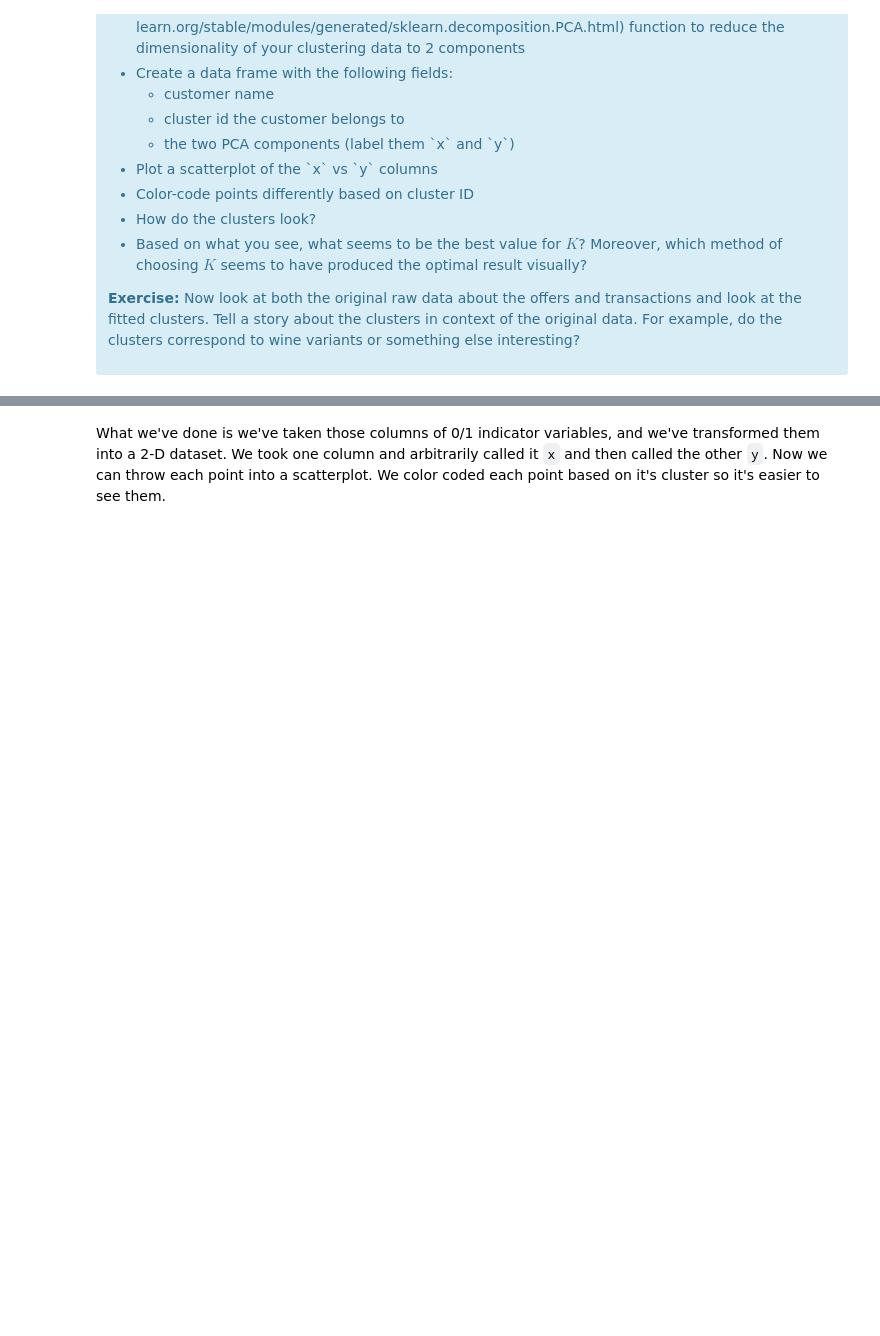
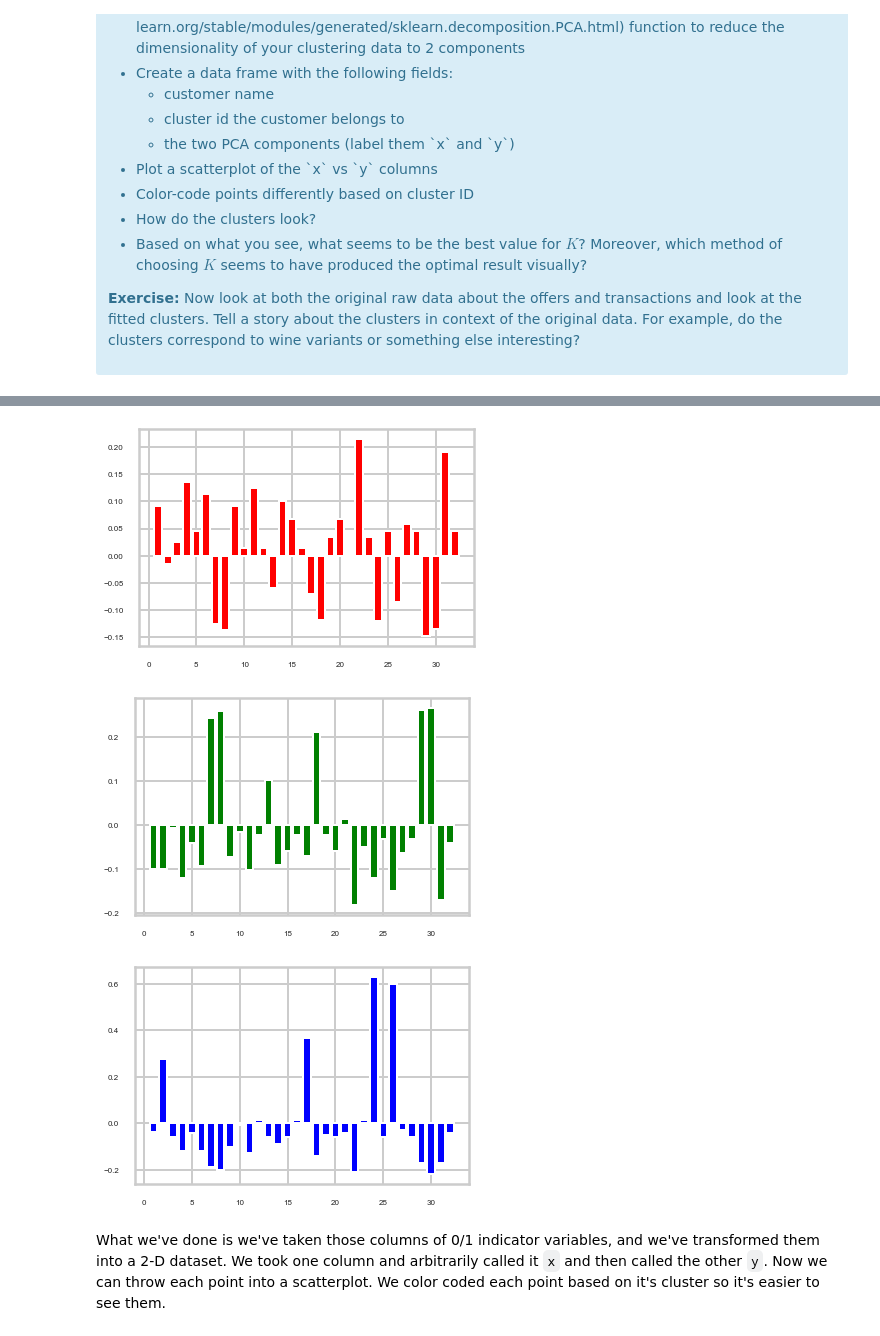
Before and after one commit to mhahm/Unsupervised_Learning, a Jupyter notebook: K-Means clustering/Clustering Case Study - Customer Segmentation with K-Means - Tier 3.ipynb, the cells around one changed output, grey strips where cells are left out. Saved outputs shown, nothing was run; the diff lists cells and outputs as text; code cells hidden in the pictures; blank space fills up the shorter version.

```diff
--- a/K-Means clustering/Clustering Case Study - Customer Segmentation with K-Means - Tier 3.ipynb
+++ b/K-Means clustering/Clustering Case Study - Customer Segmentation with K-Means - Tier 3.ipynb
@@ -422,3 +433,17 @@ This is only one use of PCA for dimension reduction. We can also use PCA when we
+# %%
+colors= ['red', 'green', 'blue']
+
+offer_proportions = pivot_df.sum(axis=0) / 100  # There are 100 customers
+for i in range(3):
+    plt.figure(i)
+    cluster = pivot_df[cluster_labels == i]
+    offer_proportions_cluster = cluster.sum(axis=0) / cluster.shape[0]  # Number of customers in cluster
+    lift = offer_proportions_cluster - offer_proportions
+    plt.bar(range(1, 33), lift, color=colors[i])
+# %% [output]
+[figure, added]
+[figure, added]
+[figure, added]
 # %% [markdown]
 What we've done is we've taken those columns of 0/1 indicator variables, and we've transformed them into a 2-D dataset. We took one column and arbitrarily called it `x` and then called the other `y`. Now we can throw each point into a scatterplot. We color coded each point based on it's cluster so it's easier to see them.
 # %% [markdown]
```
Also changed, not shown: parts of 16 cells of this notebook.
